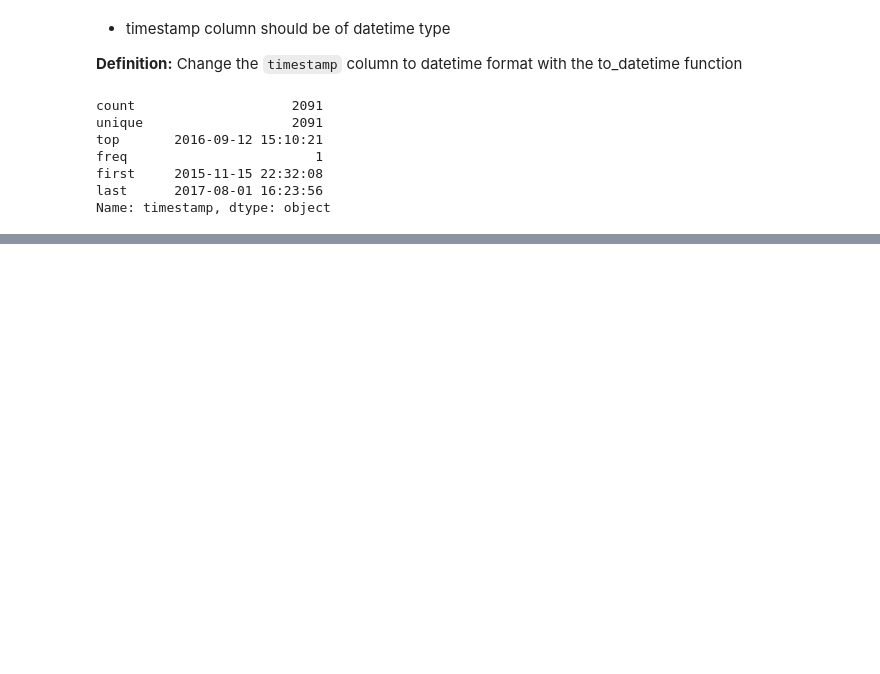
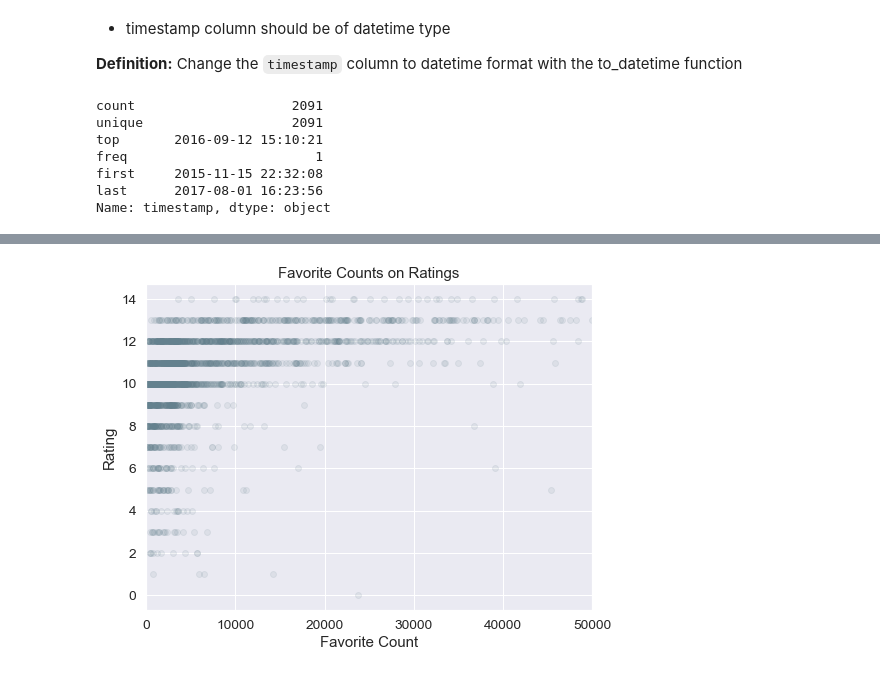
Before and after one commit to canbekley/dogrates_wrangling_analysis, a Jupyter notebook: wrangle_act.ipynb, the cells around one changed output, grey strips where cells are left out. Saved outputs shown, nothing was run; the diff lists cells and outputs as text; code cells hidden in the pictures; blank space fills up the shorter version.

```diff
--- a/wrangle_act.ipynb
+++ b/wrangle_act.ipynb
@@ -500,0 +661,10 @@ df_master.to_csv('twitter_archive_master.csv', index=False)
+# %%
+# shows favorite counts over time
+plt.figure(figsize=[8,6])
+plt.scatter(x=df['favorite_count'], y=df['rating_num'], alpha=0.1, color='#64818e')
+plt.xlim(0, 50000)
+plt.xlabel('Favorite Count')
+plt.ylabel('Rating')
+plt.title('Favorite Counts on Ratings');
+# %% [output]
+[figure, added]
```
Also changed, not shown: parts of 60 cells of this notebook, 25 other files.
